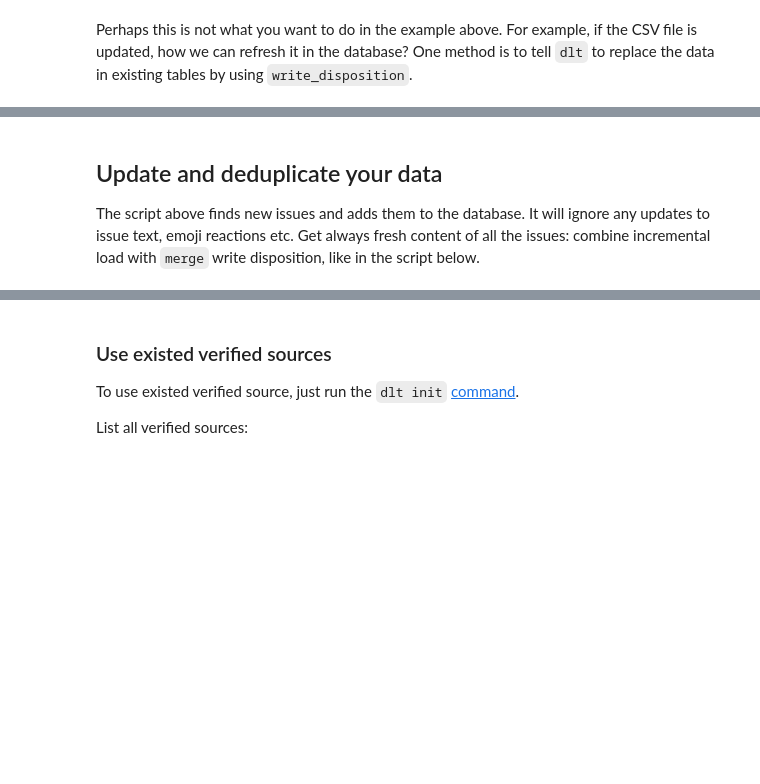
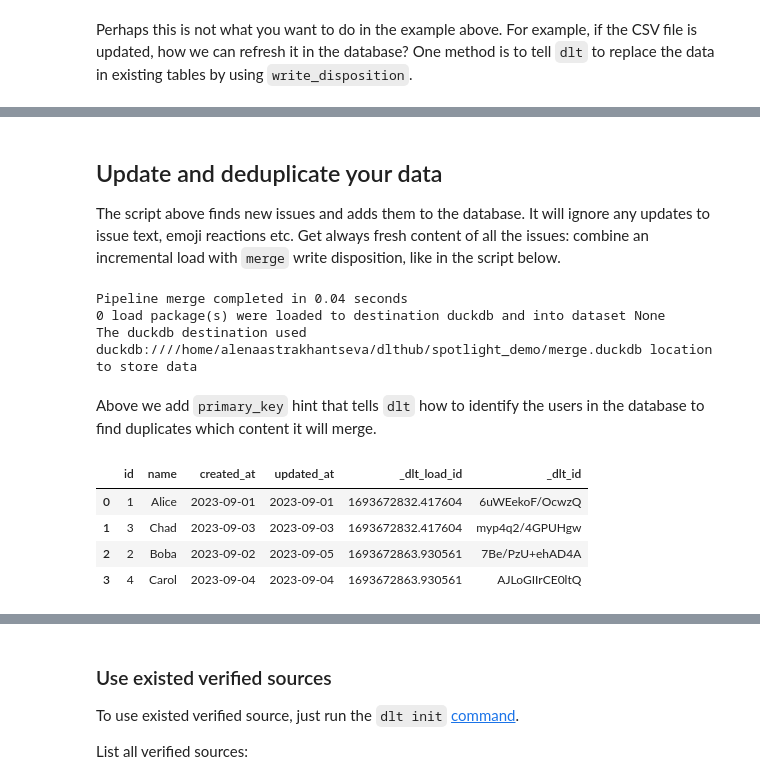
Before and after one commit to AstrakhantsevaAA/spotlight_demo, a Jupyter notebook: dlt_demo.ipynb, the cells around one changed output, grey strips where cells are left out. Saved outputs shown, nothing was run; the diff lists cells and outputs as text; code cells hidden in the pictures; blank space fills up the shorter version.

```diff
--- a/dlt_demo.ipynb
+++ b/dlt_demo.ipynb
@@ -382,5 +375,52 @@ data_table.head()
 
 The script above finds new issues and adds them to the database.
 It will ignore any updates to issue text, emoji reactions etc.
-Get always fresh content of all the issues: combine incremental load with `merge` write disposition,
+Get always fresh content of all the issues: combine an incremental load with `merge` write disposition,
 like in the script below.
+# %%
+import dlt
+
+
+data = [
+	{'id': 1, 'name': 'Alice', 'created_at': "2023-09-01", 'updated_at': "2023-09-01"},
+	{'id': 2, 'name': 'Bob', 'created_at': "2023-09-02", 'updated_at': "2023-09-02"},
+    {'id': 3, 'name': 'Chad', 'created_at': "2023-09-03", 'updated_at': "2023-09-03"},
+    {'id': 4, 'name': 'Carol', 'created_at': "2023-09-04", 'updated_at': "2023-09-04"}
+]
+
+@dlt.resource(
+    write_disposition="merge",
+    primary_key="id",
+)
+def users(
+    updated_at=dlt.sources.incremental("updated_at", initial_value="2023-08-01")
+):
+    yield from data
+
+pipeline = dlt.pipeline(
+	pipeline_name='merge',
+	destination='duckdb',
+	dataset_name='mydata',
+    full_refresh=False,
+)
+load_info = pipeline.run(users)
+print(load_info)
+# %% [output]
+Pipeline merge completed in 0.04 seconds
+0 load package(s) were loaded to destination duckdb and into dataset None
+The duckdb destination used duckdb:////home/alenaastrakhantseva/dlthub/spotlight_demo/merge.duckdb location to store data
+# %% [markdown]
+Above we add `primary_key` hint that tells `dlt` how to identify the users in the database to find duplicates which content it will merge.
+# %%
+import duckdb
+
+conn = duckdb.connect(f"{pipeline.pipeline_name}.duckdb")
+conn.sql(f"SET search_path = '{pipeline.dataset_name}'")
+data_table = conn.sql("SELECT * FROM users").df()
+data_table.head()
+# %% [output]
+|  | id | name | created_at | updated_at | _dlt_load_id | _dlt_id |
+| 0 | 1 | Alice | 2023-09-01 | 2023-09-01 | 1693672832.417604 | 6uWEekoF/OcwzQ |
+| 1 | 3 | Chad | 2023-09-03 | 2023-09-03 | 1693672832.417604 | myp4q2/4GPUHgw |
+| 2 | 2 | Boba | 2023-09-02 | 2023-09-05 | 1693672863.930561 | 7Be/PzU+ehAD4A |
+| 3 | 4 | Carol | 2023-09-04 | 2023-09-04 | 1693672863.930561 | AJLoGIIrCE0ltQ |
```
Also changed, not shown: parts of 32 cells of this notebook, 4 other files.
